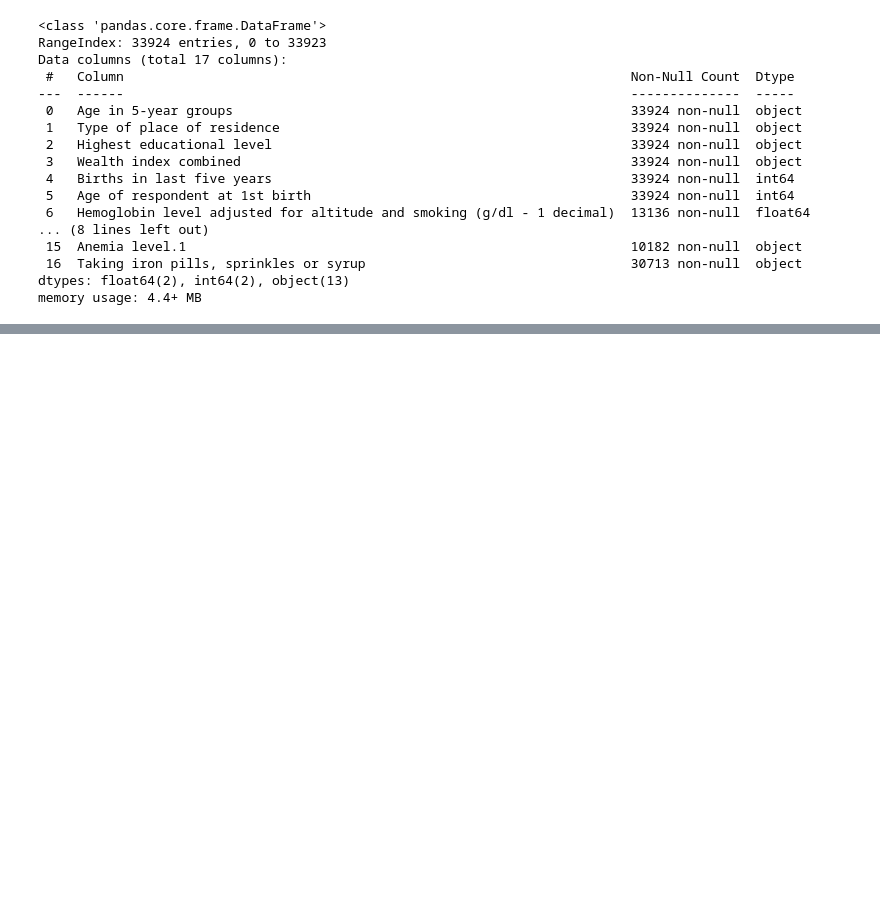
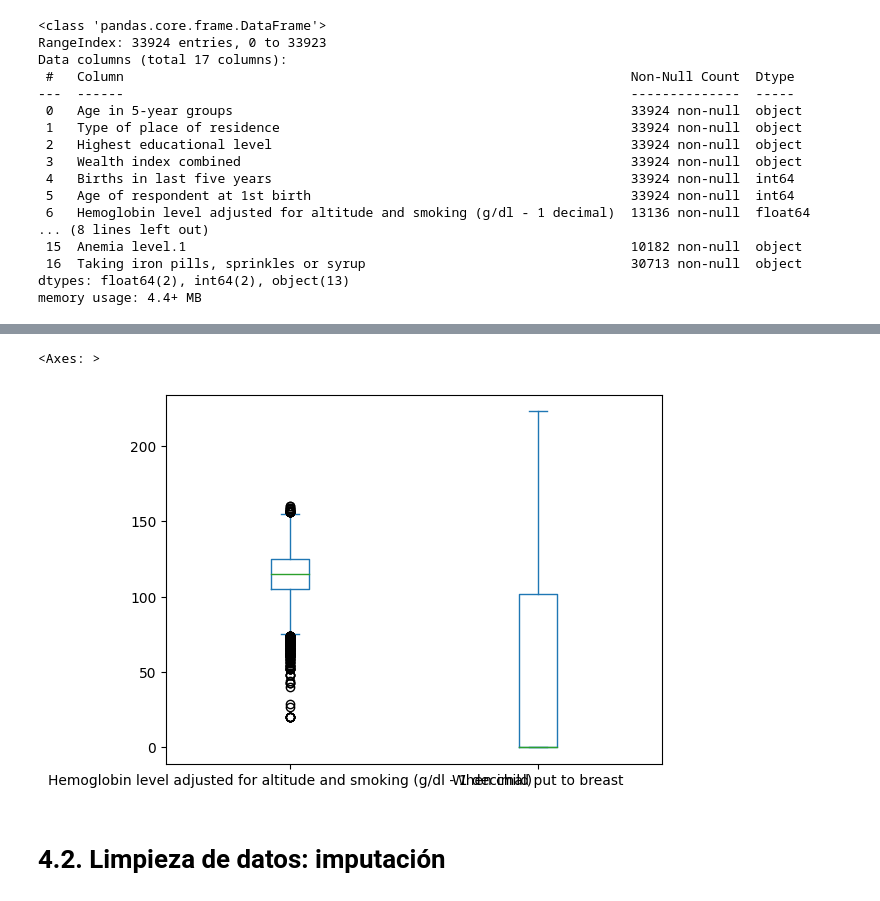
Before and after one commit to samuelperezh/factores-anemia-mineria, a Jupyter notebook: preparacion.ipynb, the cells around one changed output, grey strips where cells are left out. Saved outputs shown, nothing was run; the diff lists cells and outputs as text; code cells hidden in the pictures; blank space fills up the shorter version.

```diff
--- a/preparacion.ipynb
+++ b/preparacion.ipynb
@@ -122,0 +173,3 @@ profile_data
+# %%
+# Según el experto, los valores mayores a 160 en la hemoglobina son atípicos y se reemplazan por NaN
+data['Hemoglobin level adjusted for altitude and smoking (g/dl - 1 decimal)'][data['Hemoglobin level adjusted for altitude and smoking (g/dl - 1 decimal)'] > 160] = np.nan
@@ -122,0 +181,2 @@ profile_data
+# %%
+data['When child put to breast'][data['When child put to breast'] > 400] = np.nan
@@ -122,0 +208,7 @@ profile_data
+# %%
+data.plot.box()
+# %% [output]
+<Axes: >
+[figure, added]
+# %% [markdown]
+# 4.2. Limpieza de datos: imputación
```
Also changed, not shown: parts of 43 cells of this notebook, 2 other files.
